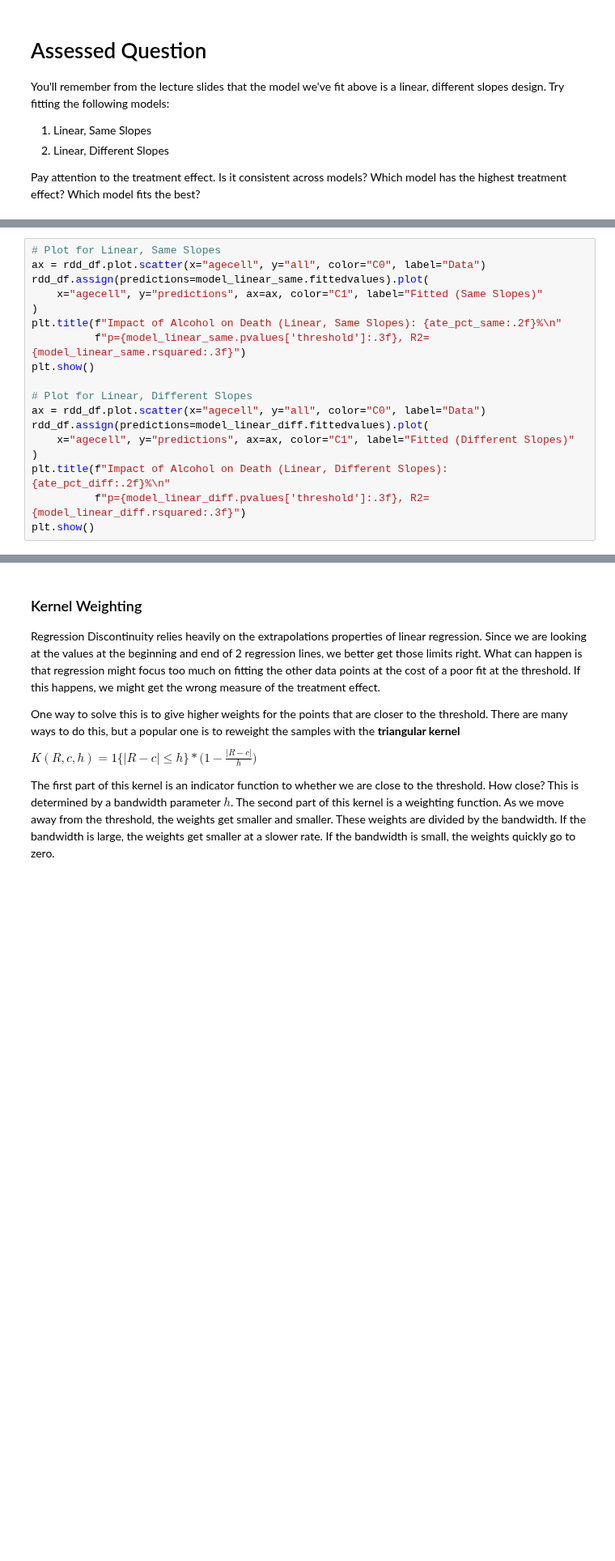
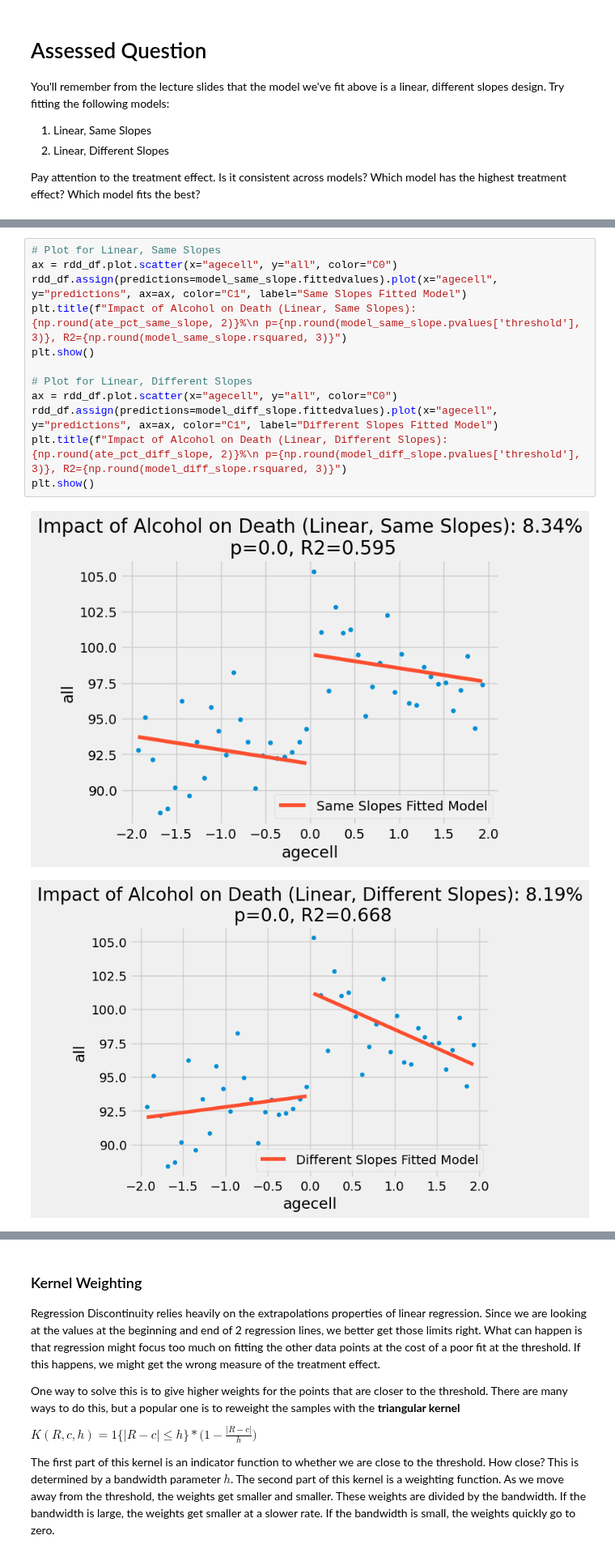
Before and after one commit to Sree-git4/QM2, a Jupyter notebook: notebooks/W09. Regression Discontinuity.ipynb, the cells around one changed output, grey strips where cells are left out. Shown at 81% size. Cells and saved outputs as stored; diff of their text form; blank space fills up the shorter version.

```diff
--- a/notebooks/W09. Regression Discontinuity.ipynb
+++ b/notebooks/W09. Regression Discontinuity.ipynb
@@ -311,18 +317,15 @@ The model with the highest R-squared is: Different Slopes
 # %%
 # Plot for Linear, Same Slopes
-ax = rdd_df.plot.scatter(x="agecell", y="all", color="C0", label="Data")
-rdd_df.assign(predictions=model_linear_same.fittedvalues).plot(
-    x="agecell", y="predictions", ax=ax, color="C1", label="Fitted (Same Slopes)"
-)
-plt.title(f"Impact of Alcohol on Death (Linear, Same Slopes): {ate_pct_same:.2f}%\n"
-          f"p={model_linear_same.pvalues['threshold']:.3f}, R2={model_linear_same.rsquared:.3f}")
+ax = rdd_df.plot.scatter(x="agecell", y="all", color="C0")
+rdd_df.assign(predictions=model_same_slope.fittedvalues).plot(x="agecell", y="predictions", ax=ax, color="C1", label="Same Slopes Fitted Model")
+plt.title(f"Impact of Alcohol on Death (Linear, Same Slopes): {np.round(ate_pct_same_slope, 2)}%\n p={np.round(model_same_slope.pvalues['threshold'], 3)}, R2={np.round(model_same_slope.rsquared, 3)}")
 plt.show()
 
 # Plot for Linear, Different Slopes
-ax = rdd_df.plot.scatter(x="agecell", y="all", color="C0", label="Data")
-rdd_df.assign(predictions=model_linear_diff.fittedvalues).plot(
-    x="agecell", y="predictions", ax=ax, color="C1", label="Fitted (Different Slopes)"
-)
-plt.title(f"Impact of Alcohol on Death (Linear, Different Slopes): {ate_pct_diff:.2f}%\n"
-          f"p={model_linear_diff.pvalues['threshold']:.3f}, R2={model_linear_diff.rsquared:.3f}")
+ax = rdd_df.plot.scatter(x="agecell", y="all", color="C0")
+rdd_df.assign(predictions=model_diff_slope.fittedvalues).plot(x="agecell", y="predictions", ax=ax, color="C1", label="Different Slopes Fitted Model")
+plt.title(f"Impact of Alcohol on Death (Linear, Different Slopes): {np.round(ate_pct_diff_slope, 2)}%\n p={np.round(model_diff_slope.pvalues['threshold'], 3)}, R2={np.round(model_diff_slope.rsquared, 3)}")
 plt.show()
+# %% [output]
+[figure, added]
+[figure, added]
```
Also changed, not shown: parts of 4 cells of this notebook.
